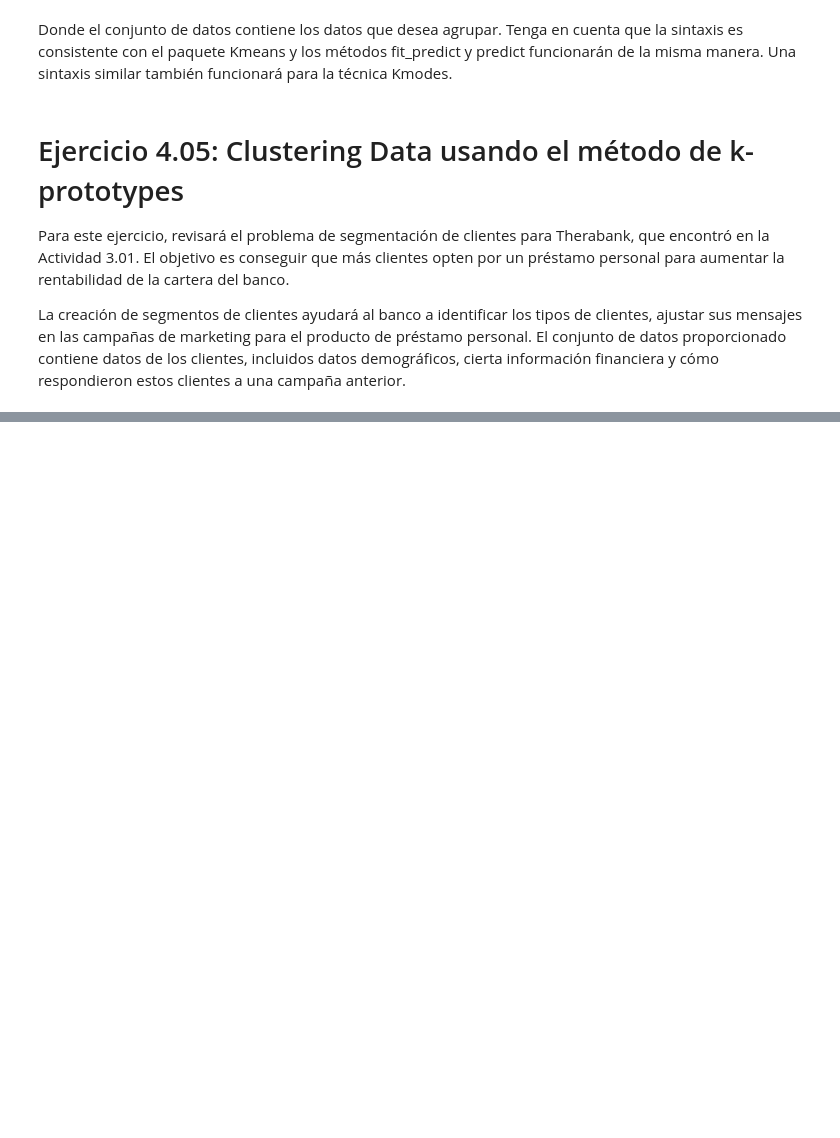
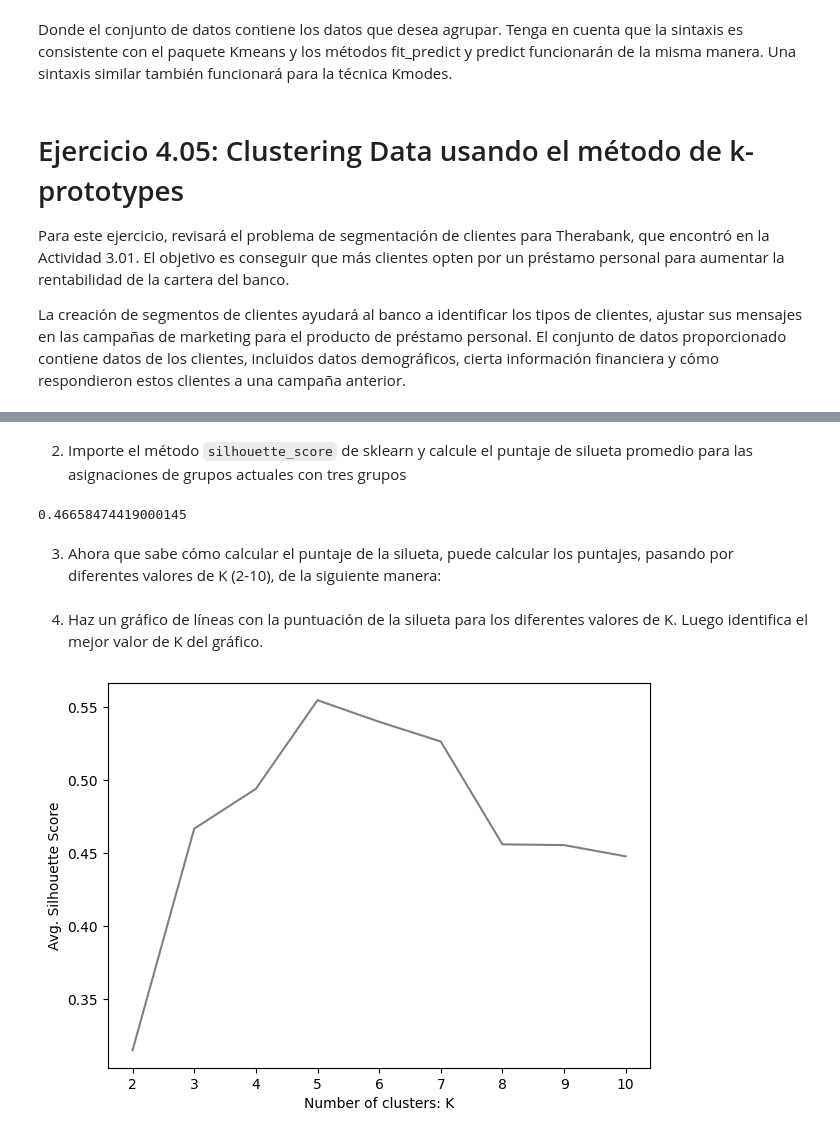
Before and after one commit to limspiga/customer-analytics, a Jupyter notebook: week-2b/customer_analytics_week_2b.ipynb, the cells around one changed output, grey strips where cells are left out. Cells and saved outputs as stored; diff of their text form; code cells hidden in the pictures; blank space fills up the shorter version.

```diff
--- a/week-2b/customer_analytics_week_2b.ipynb
+++ b/week-2b/customer_analytics_week_2b.ipynb
@@ -462,6 +462,7 @@ bandwidth = 0.9
 2. Para realizar un mean-shift clustering  en los datos estandarizados, cree una instancia de MeanShift, especificando el ancho de banda y configure `bin_seeding` en `True` (para acelerar el algoritmo). Ajuste el modelo a los datos y asigne el clúster a la variable 'Cluster'. Usa el siguiente código:
 # %%
 ms = MeanShift(bandwidth=bandwidth, bin_seeding=True)
+cluster_cols = ['Income', 'Spend_score'] # to fix
 ms.fit(mall_scaled[cluster_cols])
 mall_scaled['Cluster']= ms.predict(X)
 # %% [markdown]
@@ -593,0 +696,39 @@ La creación de segmentos de clientes ayudará al banco a identificar los tipos
+# %%
+cluster_cols = ['Income', 'Spend_score']
+X = mall_scaled[cluster_cols]
+model = KMeans(n_clusters=3, random_state=42)
+cluster_assignments = model.fit_predict(X)
+# %% [markdown]
+2. Importe el método `silhouette_score` de sklearn y calcule el puntaje de silueta promedio para las asignaciones de grupos actuales con tres grupos
+# %%
+from sklearn.metrics import silhouette_score
+silhouette_avg = silhouette_score(X, cluster_assignments)
+print(silhouette_avg)
+
+# Debería obtener el valor 0.467.
+# Tenga en cuenta que este número por sí mismo no es intuitivo y puede no significar mucho,
+# pero es útil como medida relativa, como veremos en el siguiente paso.
+# %% [output]
+0.46658474419000145
+# %% [markdown]
+3. Ahora que sabe cómo calcular el puntaje de la silueta, puede calcular los puntajes, pasando por diferentes valores de K (2-10), de la siguiente manera:
+# %%
+silhouette_scores = []
+for K in range(2, 11):
+  model = KMeans(n_clusters=K, random_state=42)
+  cluster_assignments = model.fit_predict(X)
+  silhouette_avg = silhouette_score(X, cluster_assignments)
+  silhouette_scores.append(silhouette_avg)
+# %% [markdown]
+4. Haz un gráfico de líneas con la puntuación de la silueta para los diferentes valores de K. Luego identifica el mejor valor de K del gráfico.
+# %%
+plt.figure(figsize=[7,5])
+plt.plot(range(2,11), silhouette_scores, color='gray')
+plt.xlabel("Number of clusters: K")
+plt.ylabel('Avg. Silhouette Score')
+plt.show()
+
+# A partir del gráfico anterior, puede inferir que K=5 tiene la mejor
+# puntuación de silueta y, por lo tanto, es el número óptimo de conglomerados.
+# %% [output]
+[figure, added]
```
Also changed, not shown: parts of 56 cells of this notebook.
